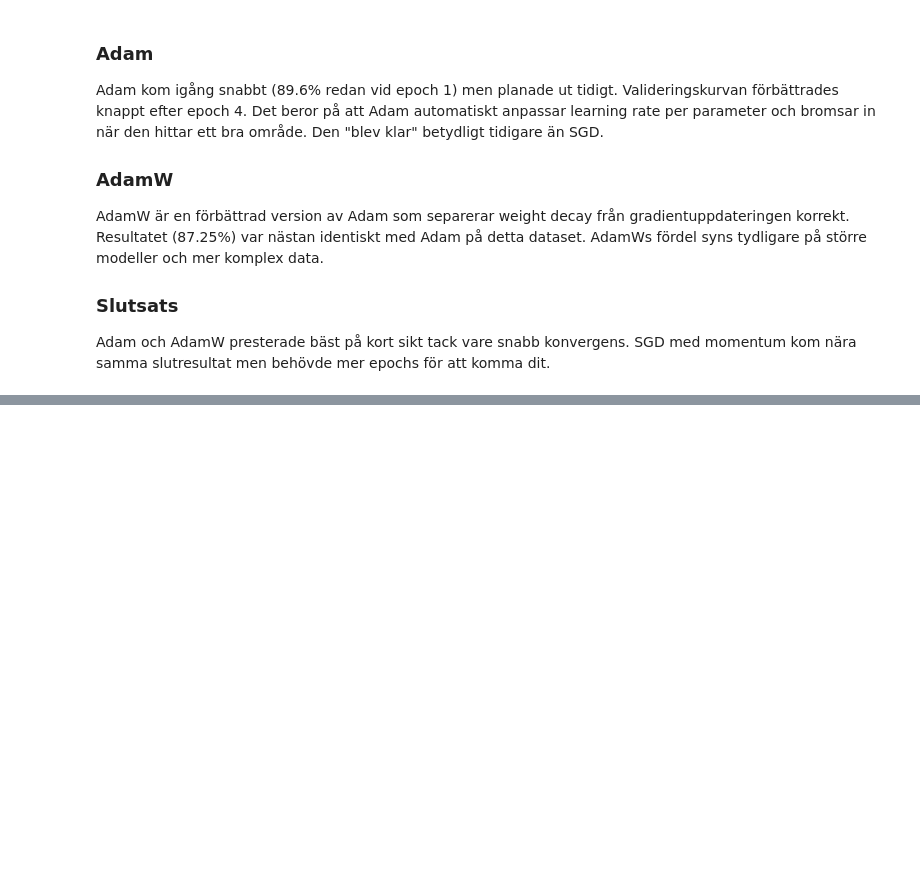
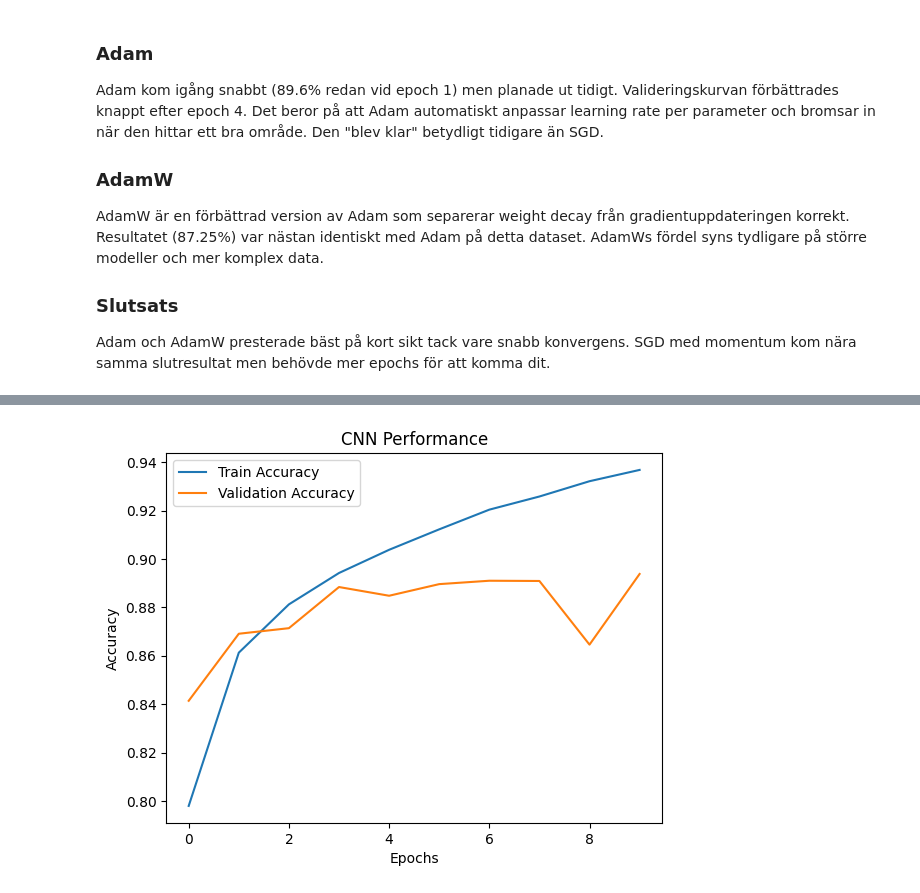
Before and after one commit to VictoriaElmander/DL_gruppuppgift_opt_lr, a Jupyter notebook: optimization_and_learning rate.ipynb, the cells around one changed output, grey strips where cells are left out. Saved outputs shown, nothing was run; the diff lists cells and outputs as text; code cells hidden in the pictures; blank space fills up the shorter version.

```diff
--- a/optimization_and_learning rate.ipynb
+++ b/optimization_and_learning rate.ipynb
@@ -649,0 +669,18 @@ plt.show()
+# %%
+# Komplimering och träning av CNN
+
+cnn_model = build_cnn_model(input_shape=(28, 28, 1), num_classes=10)
+
+cnn_model.compile(optimizer='adam',
+loss='sparse_categorical_crossentropy',
+metrics=['accuracy']
+)
+X_train = train_images
+y_train = train_labels
+X_val = test_images
+y_val = test_labels
+history_cnn = cnn_model.fit(train_images, train_labels,
+epochs=10,
+batch_size=32,
+validation_data=(test_images, test_labels)
+)
@@ -649,0 +717,13 @@ plt.show()
+# %%
+# Visualisering
+
+plt.plot(history_cnn.history['accuracy'], label='Train Accuracy')
+plt.plot(history_cnn.history['val_accuracy'], label='Validation Accuracy')
+
+plt.xlabel('Epochs')
+plt.ylabel('Accuracy')
+plt.title('CNN Performance')
+plt.legend()
+plt.show()
+# %% [output]
+[figure, added]
```
Also changed, not shown: parts of 21 cells of this notebook, 1 other file.
